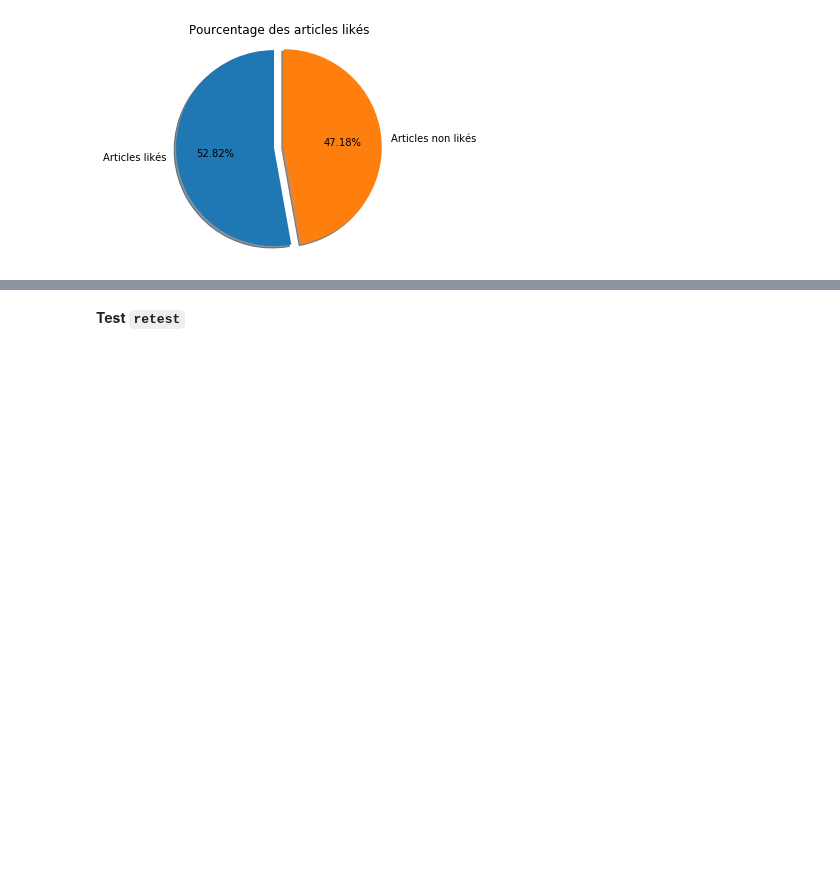
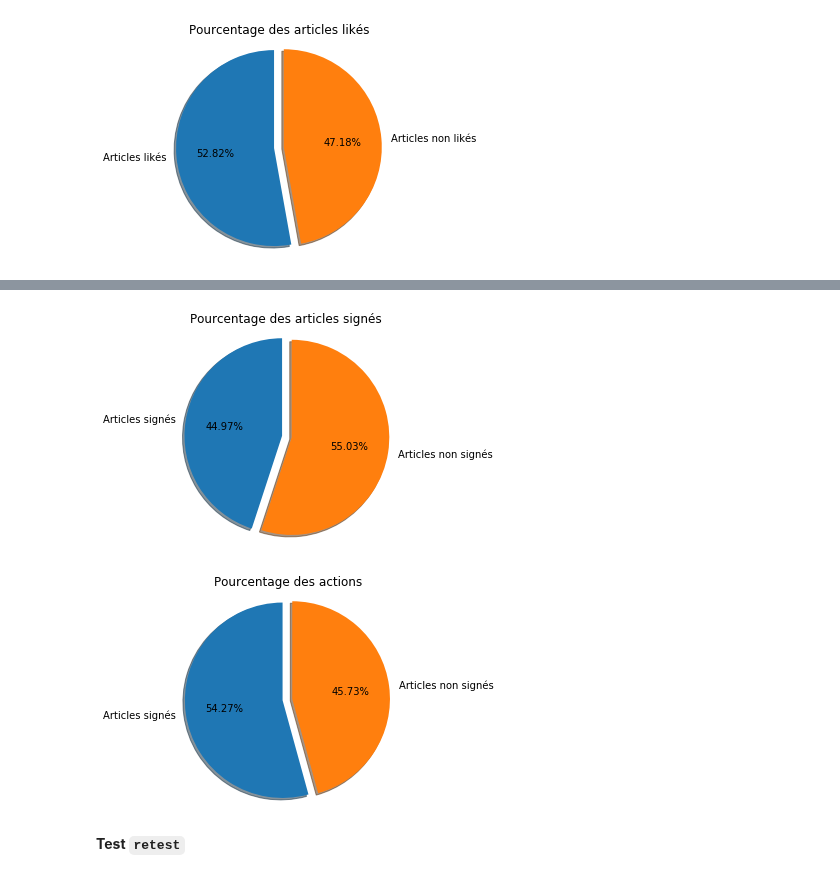
Before and after one commit to vittorio-c/Internet-news-data-with-readers-engagement, a Jupyter notebook: sebastien.ipynb, the cells around one changed output, grey strips where cells are left out. Saved outputs shown, nothing was run; the diff lists cells and outputs as text; code cells hidden in the pictures; blank space fills up the shorter version.

```diff
--- a/sebastien.ipynb
+++ b/sebastien.ipynb
@@ -120,10 +125,19 @@ dfWithAuthor = dfWithoutNaNAuthor[~(count==1)]
 # for x in dfWithAuthor.author:
 #     print(x)
 # %%
+dfWithoutNaNAuthor = df[df['author'].notnull()]
+
+dfWithoutNaNAuthor = dfWithoutNaNAuthor[dfWithoutNaNAuthor.apply(lambda x: x.source_name not in x.author, axis=1)]
+dfWithoutNaNAuthor = dfWithoutNaNAuthor[dfWithoutNaNAuthor.apply(lambda x: x.author not in x.source_name, axis=1)]
+
+keywordBanned = ('The', 'http', 'BBC', 'ABC', 'CBS', 'WSJ Staff')
+
+dfWithoutNaNAuthor = dfWithoutNaNAuthor[~dfWithoutNaNAuthor.author.str.startswith(keywordBanned)]
+
+count = dfWithoutNaNAuthor['author'].str.split().str.len()
+dfWithAuthor = dfWithoutNaNAuthor[~(count==1)]
+
 dfWithoutAuthorSign = df[~df.index.isin(dfWithAuthor.index)]
-
-# dfWithoutAuthorSign = dfWithoutAuthorSign.fillna(0)
-# dfWithAuthor = dfWithAuthor.fillna(0)
 
 nbTotalArticle = len(df)
 nbTotalArticleSigne = len(dfWithAuthor)
@@ -133,32 +147,40 @@ pctArticleSigne = round(nbTotalArticleSigne / nbTotalArticle * 100,2)
 pctArticleNonSigne = round(nbTotalArticleNonSigne / nbTotalArticle * 100,2)
 
 dfWithAuthor['nb_engagement'] = dfWithAuthor['engagement_reaction_count'] \
                                 + dfWithAuthor['engagement_comment_count'] \
                                 + dfWithAuthor['engagement_share_count'] \
                                 + dfWithAuthor['engagement_comment_plugin_count']
 
 dfWithoutAuthorSign['nb_engagement'] = dfWithoutAuthorSign['engagement_reaction_count'] \
                                     + dfWithoutAuthorSign['engagement_comment_count'] \
                                     + dfWithoutAuthorSign['engagement_share_count'] \
                                     + dfWithoutAuthorSign['engagement_comment_plugin_count']
 
 nbEngagementSigne = dfWithAuthor.nb_engagement.sum()
 nbEngagementNonSigne = dfWithoutAuthorSign.nb_engagement.sum()
 
 nbTotalEngagementArticle = df['engagement_reaction_count'].sum()+df['engagement_comment_count'].sum()+df['engagement_share_count'].sum()+df['engagement_comment_plugin_count'].sum()
 
+
+
+
+
+
 title = 'Pourcentage des articles signés'
 datas_articles = [pctArticleSigne, pctArticleNonSigne]
 datas_labels = ['Articles signés', 'Articles non signés']
 explode = [0.1,0]
 
 createPieChart(title, datas_articles, datas_labels, explode)
 
 pctEngagementArticleSigne = round(nbEngagementSigne / nbTotalEngagementArticle * 100,2)
 pctEngagementArticleNonSigne = round(nbEngagementNonSigne / nbTotalEngagementArticle * 100,2)
 
 title = 'Pourcentage des actions'
 datas_reaction = [pctEngagementArticleSigne, pctEngagementArticleNonSigne]
 createPieChart(title, datas_reaction, datas_labels, explode)
+# %% [output]
+[figure, added]
+[figure, added]
 # %% [markdown]
 **Test `retest`**
```
Also changed, not shown: parts of 2 cells of this notebook, 3 other files.
